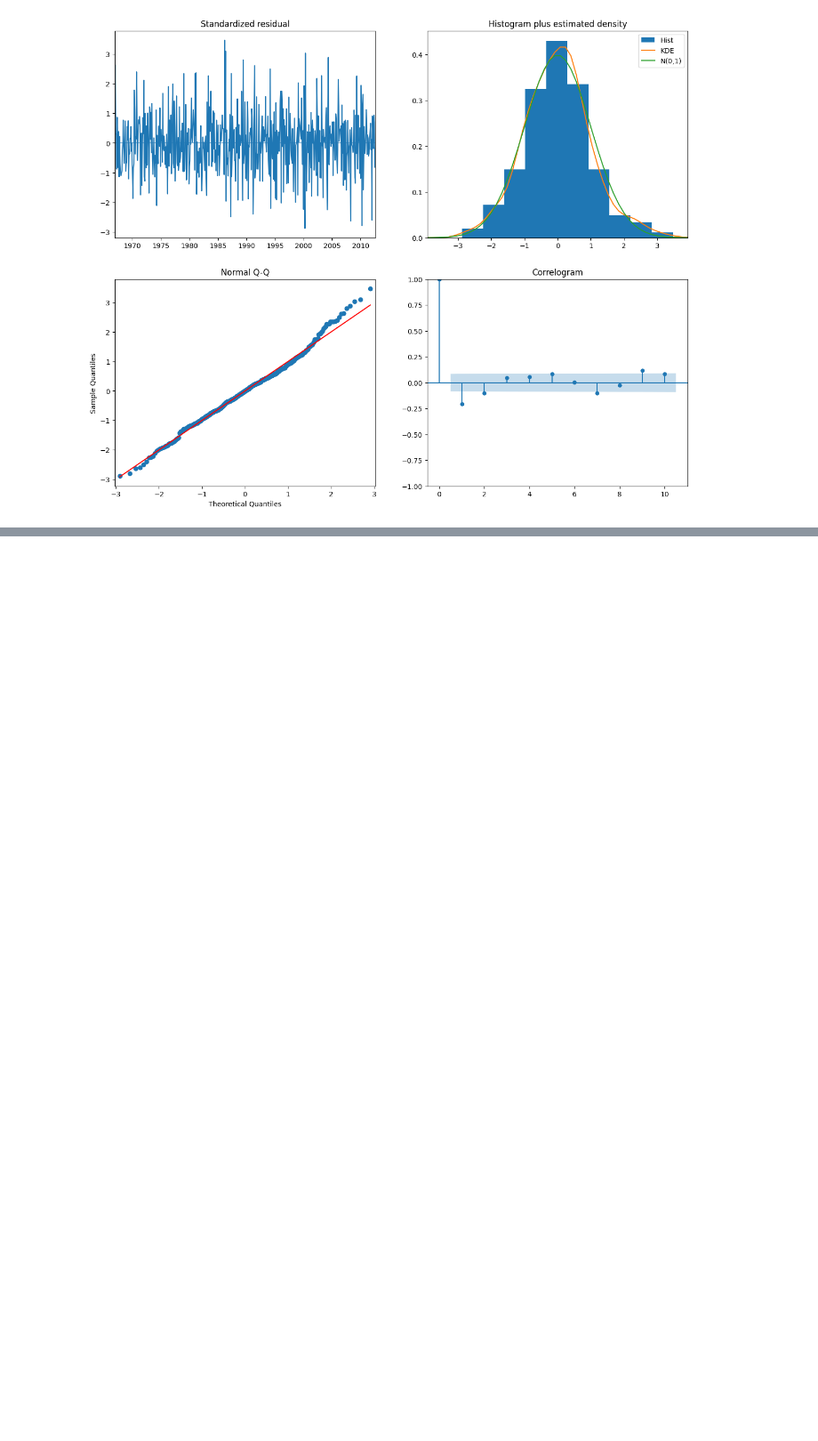
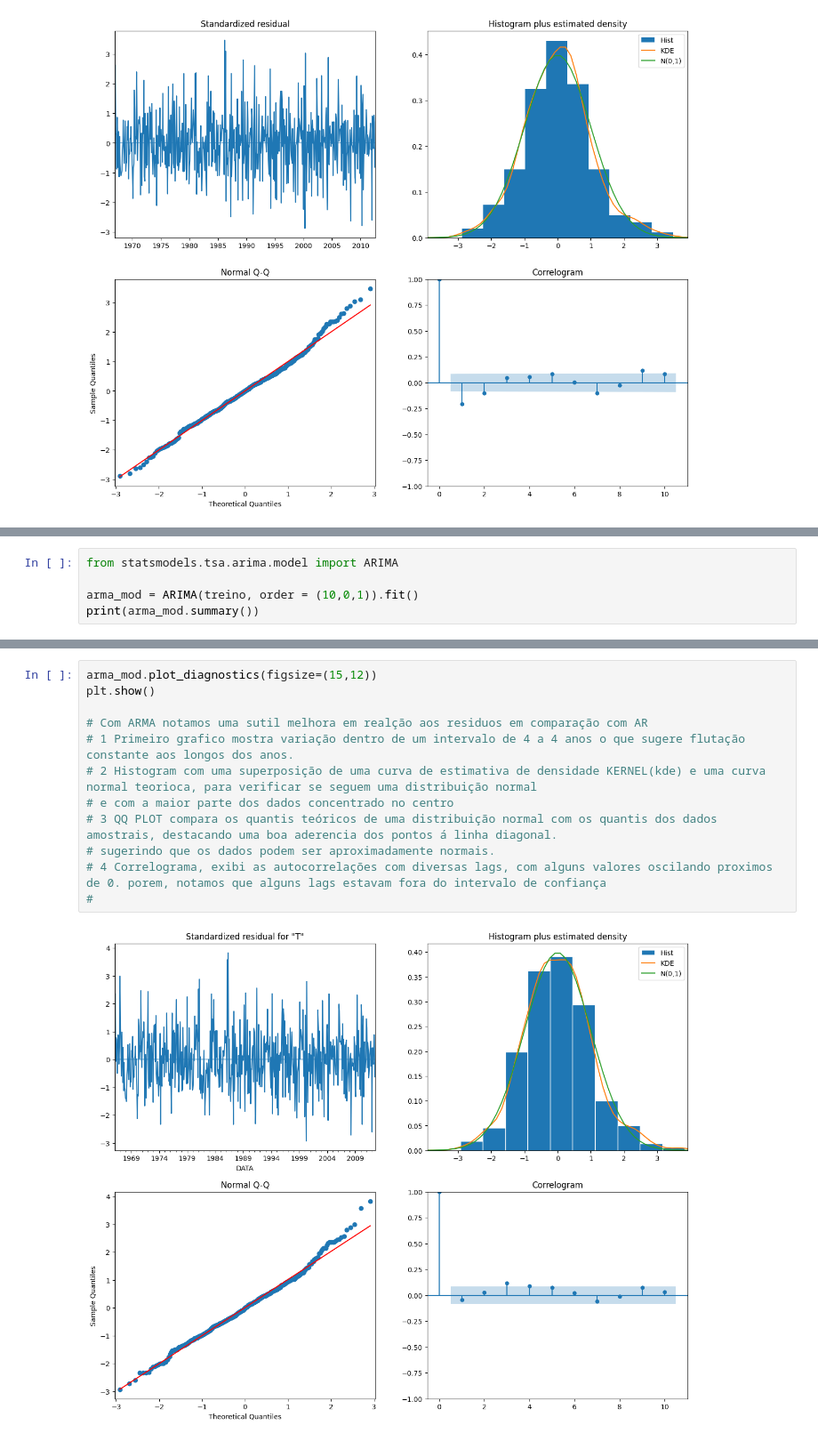
Before and after one commit to JCarapina/Estudos-praticos, a Jupyter notebook: series_temporais_2/notebooks/projeto.ipynb, the cells around one changed output, grey strips where cells are left out. Shown at 89% size. Drawn from its saved outputs; the diff is of its cells as text; blank space fills up the shorter version.

Commit message:
Utilizando modelo arma, para melhorar os resultados

```diff
--- a/series_temporais_2/notebooks/projeto.ipynb
+++ b/series_temporais_2/notebooks/projeto.ipynb
@@ -338,0 +343,5 @@ plt.show()
+# %%
+from statsmodels.tsa.arima.model import ARIMA
+
+arma_mod = ARIMA(treino, order = (10,0,1)).fit()
+print(arma_mod.summary())
@@ -338,0 +366,14 @@ plt.show()
+# %%
+arma_mod.plot_diagnostics(figsize=(15,12))
+plt.show()
+
+# Com ARMA notamos uma sutil melhora em realção aos residuos em comparação com AR
+# 1 Primeiro grafico mostra variação dentro de um intervalo de 4 a 4 anos o que sugere flutação constante aos longos dos anos.
+# 2 Histogram com uma superposição de uma curva de estimativa de densidade KERNEL(kde) e uma curva normal teorioca, para verificar se seguem uma distribuição normal
+# e com a maior parte dos dados concentrado no centro
+# 3 QQ PLOT compara os quantis teóricos de uma distribuição normal com os quantis dos dados amostrais, destacando uma boa aderencia dos pontos á linha diagonal.
+# sugerindo que os dados podem ser aproximadamente normais.
+# 4 Correlograma, exibi as autocorrelações com diversas lags, com alguns valores oscilando proximos de 0. porem, notamos que alguns lags estavam fora do intervalo de confiança
+#
+# %% [output]
+[figure, added]
```
Also changed, not shown: parts of 2 cells of this notebook.
